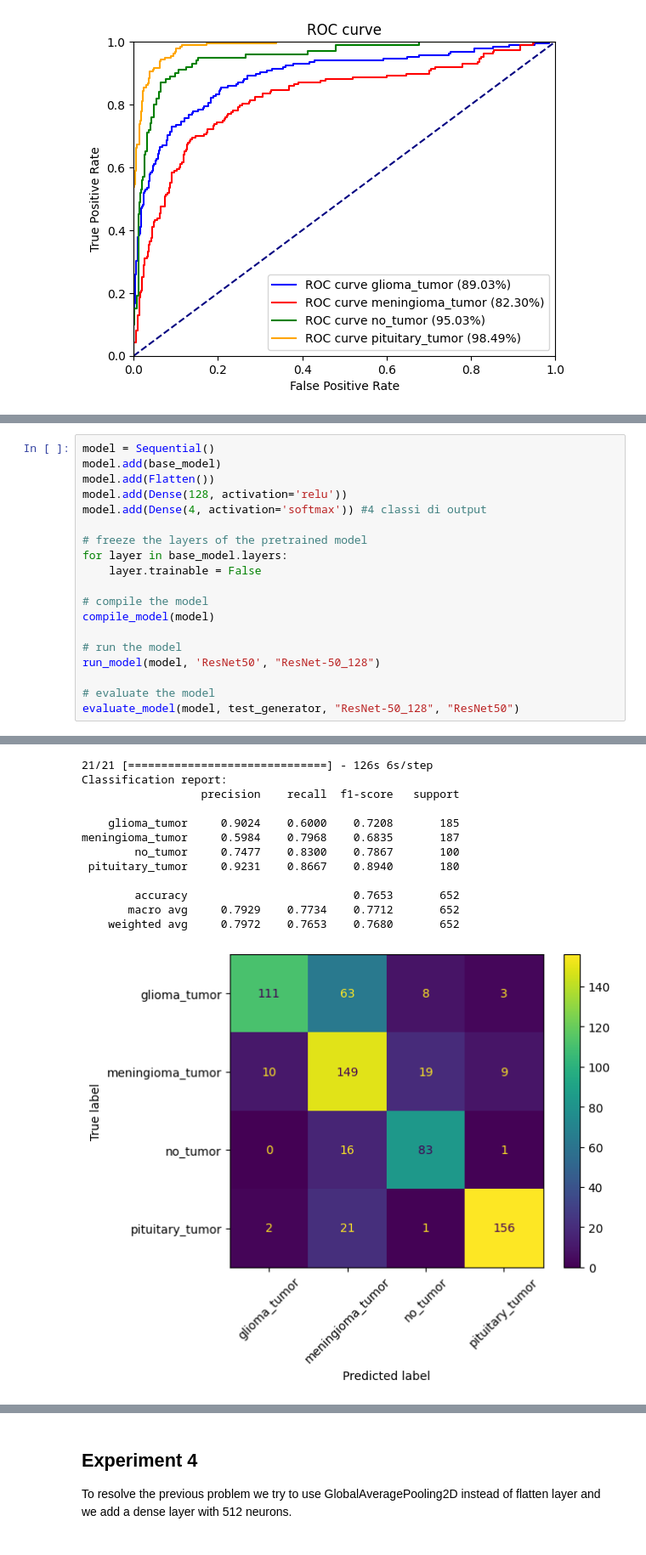
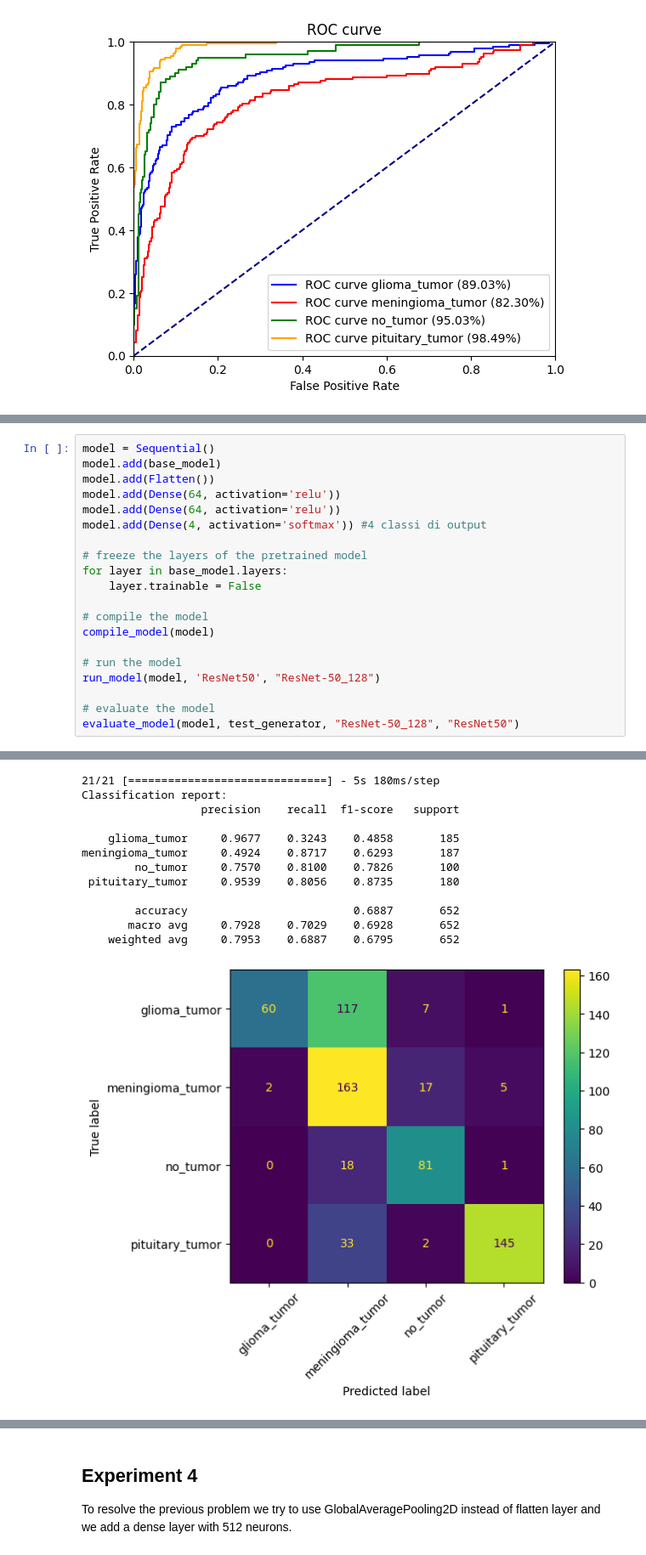
Before and after one commit to mgiorgi13/brain_tumor_classifier, a Jupyter notebook: ResNet_50_pretrained_network.ipynb, the cells around one changed output, grey strips where cells are left out. Shown at 85% size. Cells and saved outputs as stored; diff of their text form.

```diff
--- a/ResNet_50_pretrained_network.ipynb
+++ b/ResNet_50_pretrained_network.ipynb
@@ -479,7 +479,8 @@ To resolve previous overfitting we remove one dense layer of 128 neurons.
 model = Sequential()
 model.add(base_model)
 model.add(Flatten())
-model.add(Dense(128, activation='relu'))
+model.add(Dense(64, activation='relu'))
+model.add(Dense(64, activation='relu'))
 model.add(Dense(4, activation='softmax')) #4 classi di output
 
 # freeze the layers of the pretrained model
@@ -517,13 +518,13 @@ Epoch 20: val_loss did not improve from 0.62907
-21/21 [==============================] - 126s 6s/step
+21/21 [==============================] - 5s 180ms/step
 Classification report:
                   precision    recall  f1-score   support
 
-    glioma_tumor     0.9024    0.6000    0.7208       185
-meningioma_tumor     0.5984    0.7968    0.6835       187
-        no_tumor     0.7477    0.8300    0.7867       100
- pituitary_tumor     0.9231    0.8667    0.8940       180
+    glioma_tumor     0.9677    0.3243    0.4858       185
+meningioma_tumor     0.4924    0.8717    0.6293       187
+        no_tumor     0.7570    0.8100    0.7826       100
+ pituitary_tumor     0.9539    0.8056    0.8735       180
 
-        accuracy                         0.7653       652
-       macro avg     0.7929    0.7734    0.7712       652
-    weighted avg     0.7972    0.7653    0.7680       652
+        accuracy                         0.6887       652
+       macro avg     0.7928    0.7029    0.6928       652
+    weighted avg     0.7953    0.6887    0.6795       652
-[figure, old version]
+[figure, new version]
```
Also changed, not shown: parts of 2 cells of this notebook.
